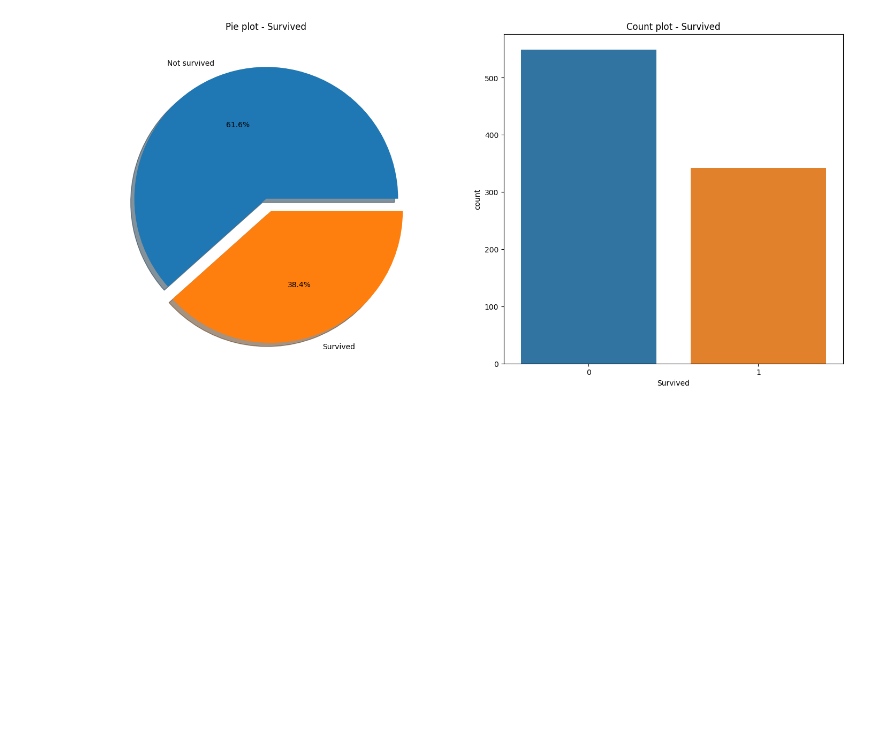
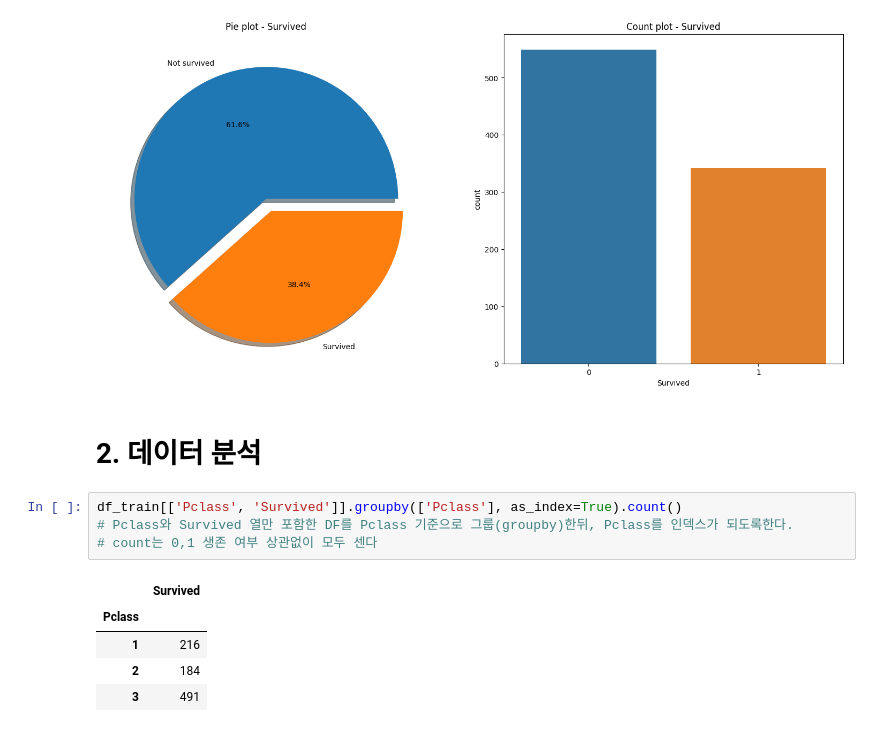
Before and after one commit to finn1729/Kaggle_Titanic, a Jupyter notebook: jun-bd-titanic.ipynb, the cells around one changed output. Cells and saved outputs as stored; diff of their text form; blank space fills up the shorter version.

```diff
--- a/jun-bd-titanic.ipynb
+++ b/jun-bd-titanic.ipynb
@@ -151,3 +151,15 @@ ax[1].set_title('Count plot - Survived')
 # %% [output]
 Text(0.5, 1.0, 'Count plot - Survived')
 [figure]
+# %% [markdown]
+# 2. 데이터 분석
+# %%
+df_train[['Pclass', 'Survived']].groupby(['Pclass'], as_index=True).count()
+# Pclass와 Survived 열만 포함한 DF를 Pclass 기준으로 그룹(groupby)한뒤, Pclass를 인덱스가 되도록한다.
+# count는 0,1 생존 여부 상관없이 모두 센다
+# %% [output]
+|  | Survived |
+| Pclass |  |
+| 1 | 216 |
+| 2 | 184 |
+| 3 | 491 |
```
Also changed, not shown: parts of 6 cells of this notebook.
